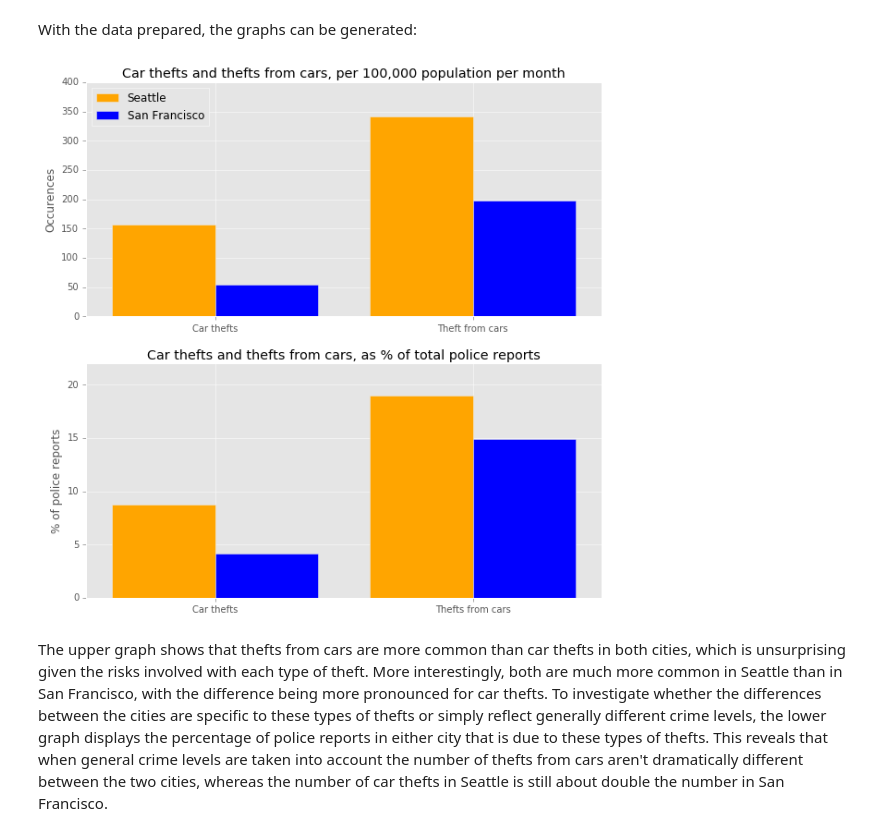
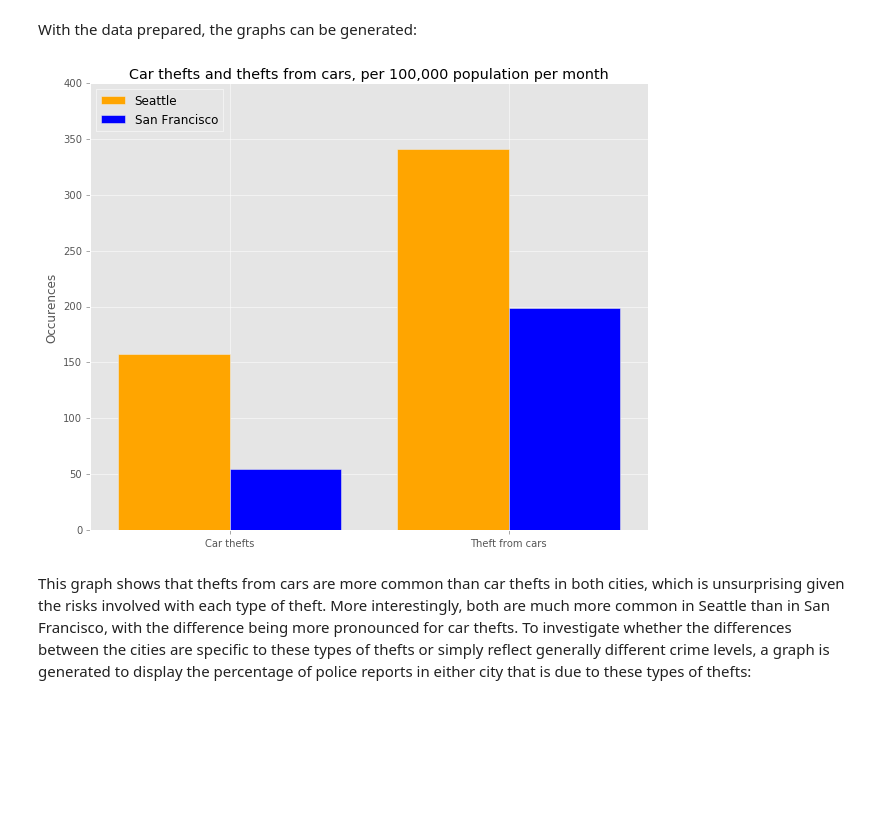
Before and after one commit to albertwildeman/Car-theft-Seattle-SF, a Jupyter notebook: Car_theft_Seattle_SF.ipynb, the cells around one changed output. Drawn from its saved outputs; the diff is of its cells as text; code cells hidden in the pictures; blank space fills up the shorter version.

Commit message:
separated the two graphs

```diff
--- a/Car_theft_Seattle_SF.ipynb
+++ b/Car_theft_Seattle_SF.ipynb
@@ -10,7 +10,7 @@ import pandas as pd
 import matplotlib.pyplot as plt
 import matplotlib
 %matplotlib inline
-matplotlib.rcParams['figure.figsize'] = (10.0, 10.0)
+matplotlib.rcParams['figure.figsize'] = (10.0, 8.0)
 plt.style.use('ggplot')
 # %% [markdown]
 the raw data from each city is loaded and used to compile the occurrences of each type of theft for each city, both as a count per month per 100,000 population and as a percentage of total police reports:
@@ -46,34 +46,25 @@ per_ttl.columns = ['Se', 'SF']
 # %% [markdown]
 With the data prepared, the graphs can be generated:
 # %%
-# open up a figure with two subplots
-fig, ax = plt.subplots(2)
+# open up a figure
+fig, ax = plt.subplots()
 ind = np.arange(2)  # the x locations for the groups
 width = 0.4     # the width of the bars
 
-# Create bar graphs for the thefts of each type, per city, first in count per month per 100,000 population:
-bars_pop_Se = ax[0].bar(ind+0.1, per_pop.Se.values, width, color='orange')
-bars_pop_SF = ax[0].bar(ind+0.1+width, per_pop.SF.values, width, color='b')
-# and then as % of total police reports (per city)
-bars_ttl_Se = ax[1].bar(ind+0.1, per_ttl.Se.values, width, color='orange')
-bars_ttl_SF = ax[1].bar(ind+0.1+width, per_ttl.SF.values, width, color='b')
+# Create bar graphs for the thefts of each type, per city, in count per month per 100,000 population:
+bars_pop_Se = ax.bar(ind+0.1, per_pop.Se.values, width, color='orange')
+bars_pop_SF = ax.bar(ind+0.1+width, per_pop.SF.values, width, color='b')
 
 # add some text for labels, title and axes ticks
-ax[0].set_title('Car thefts and thefts from cars, per 100,000 population per month')
-ax[0].set_ylabel('Occurences')
-ax[0].set_xticks(ind + 0.1 + width); ax[0].set_xticklabels(('Car thefts', 'Theft from cars'))
-ax[0].xaxis.tick_bottom(); ax[0].yaxis.tick_left()
-ax[0].set_ylim(0,400)
-# similar for second subplot
-ax[1].set_title('Car thefts and thefts from cars, as % of total police reports')
-ax[1].set_ylabel('% of police reports')
-ax[1].set_xticks(ind + 0.1 + width); ax[1].set_xticklabels(('Car thefts', 'Thefts from cars'))
-ax[1].xaxis.tick_bottom(); ax[1].yaxis.tick_left()
-ax[1].set_xlim(0,2); ax[1].set_ylim(0,22)
+ax.set_title('Car thefts and thefts from cars, per 100,000 population per month')
+ax.set_ylabel('Occurences')
+ax.set_xticks(ind + 0.1 + width); ax.set_xticklabels(('Car thefts', 'Theft from cars'))
+ax.xaxis.tick_bottom(); ax.yaxis.tick_left()
+ax.set_ylim(0,400)
 # add legend
-ax[0].legend((bars_pop_Se[0], bars_pop_SF[0]), ('Seattle', 'San Francisco'), loc='upper left');
+ax.legend((bars_pop_Se[0], bars_pop_SF[0]), ('Seattle', 'San Francisco'), loc='upper left');
 # %% [output]
-[figure, old version]
+[figure, new version]
 # %% [markdown]
-The upper graph shows that thefts from cars are more common than car thefts in both cities, which is unsurprising given the risks involved with each type of theft. More interestingly, both are much more common in Seattle than in San Francisco, with the difference being more pronounced for car thefts.
-To investigate whether the differences between the cities are specific to these types of thefts or simply reflect generally different crime levels, the lower graph displays the percentage of police reports in either city that is due to these types of thefts. This reveals that when general crime levels are taken into account the number of thefts from cars aren't dramatically different between the two cities, whereas the number of car thefts in Seattle is still about double the number in San Francisco.
+This graph shows that thefts from cars are more common than car thefts in both cities, which is unsurprising given the risks involved with each type of theft. More interestingly, both are much more common in Seattle than in San Francisco, with the difference being more pronounced for car thefts.
+To investigate whether the differences between the cities are specific to these types of thefts or simply reflect generally different crime levels, a graph is generated to display the percentage of police reports in either city that is due to these types of thefts:
```
Also changed, not shown: parts of 2 cells of this notebook.
